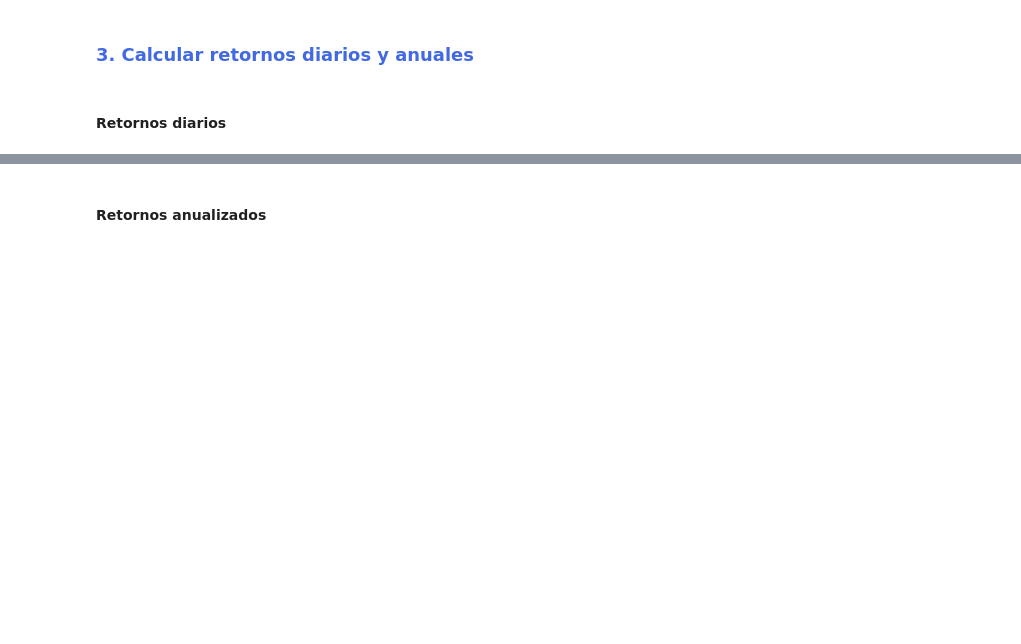
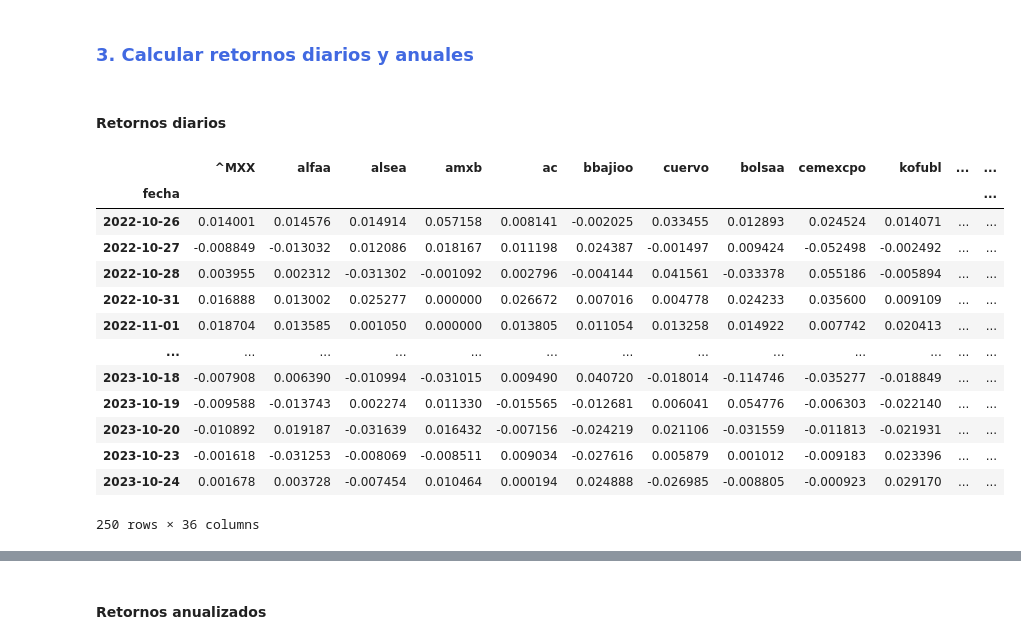
Before and after one commit to carlosdeoncedos/CienciaDatosFinanzas2023_09_martes, a Jupyter notebook: Sesion_7.ipynb, the cells around one changed output, grey strips where cells are left out. Cells and saved outputs as stored; diff of their text form; code cells hidden in the pictures; blank space fills up the shorter version.

```diff
--- a/Sesion_7.ipynb
+++ b/Sesion_7.ipynb
@@ -81,3 +130,22 @@ Para el desarrollo del primer portafolio de inversión, vamos a seguir los sigui
 ### <font color='royalblue'>3. Calcular retornos diarios y anuales</font>
 # %% [markdown]
 #### Retornos diarios
+# %%
+retornos = np.log(precios/precios.shift(1))
+retornos.dropna(inplace=True)
+retornos
+# %% [output]
+|  | ^MXX | alfaa | alsea | amxb | ac | bbajioo | cuervo | bolsaa | cemexcpo | kofubl | ... | ... |
+| fecha |  |  |  |  |  |  |  |  |  |  |  | ... |
+| 2022-10-26 | 0.014001 | 0.014576 | 0.014914 | 0.057158 | 0.008141 | -0.002025 | 0.033455 | 0.012893 | 0.024524 | 0.014071 | ... | ... |
+| 2022-10-27 | -0.008849 | -0.013032 | 0.012086 | 0.018167 | 0.011198 | 0.024387 | -0.001497 | 0.009424 | -0.052498 | -0.002492 | ... | ... |
+| 2022-10-28 | 0.003955 | 0.002312 | -0.031302 | -0.001092 | 0.002796 | -0.004144 | 0.041561 | -0.033378 | 0.055186 | -0.005894 | ... | ... |
+| 2022-10-31 | 0.016888 | 0.013002 | 0.025277 | 0.000000 | 0.026672 | 0.007016 | 0.004778 | 0.024233 | 0.035600 | 0.009109 | ... | ... |
+| 2022-11-01 | 0.018704 | 0.013585 | 0.001050 | 0.000000 | 0.013805 | 0.011054 | 0.013258 | 0.014922 | 0.007742 | 0.020413 | ... | ... |
+| ... | ... | ... | ... | ... | ... | ... | ... | ... | ... | ... | ... | ... |
+| 2023-10-18 | -0.007908 | 0.006390 | -0.010994 | -0.031015 | 0.009490 | 0.040720 | -0.018014 | -0.114746 | -0.035277 | -0.018849 | ... | ... |
+| 2023-10-19 | -0.009588 | -0.013743 | 0.002274 | 0.011330 | -0.015565 | -0.012681 | 0.006041 | 0.054776 | -0.006303 | -0.022140 | ... | ... |
+| 2023-10-20 | -0.010892 | 0.019187 | -0.031639 | 0.016432 | -0.007156 | -0.024219 | 0.021106 | -0.031559 | -0.011813 | -0.021931 | ... | ... |
+| 2023-10-23 | -0.001618 | -0.031253 | -0.008069 | -0.008511 | 0.009034 | -0.027616 | 0.005879 | 0.001012 | -0.009183 | 0.023396 | ... | ... |
+| 2023-10-24 | 0.001678 | 0.003728 | -0.007454 | 0.010464 | 0.000194 | 0.024888 | -0.026985 | -0.008805 | -0.000923 | 0.029170 | ... | ... |
+250 rows × 36 columns
```
Also changed, not shown: parts of 26 cells of this notebook.
